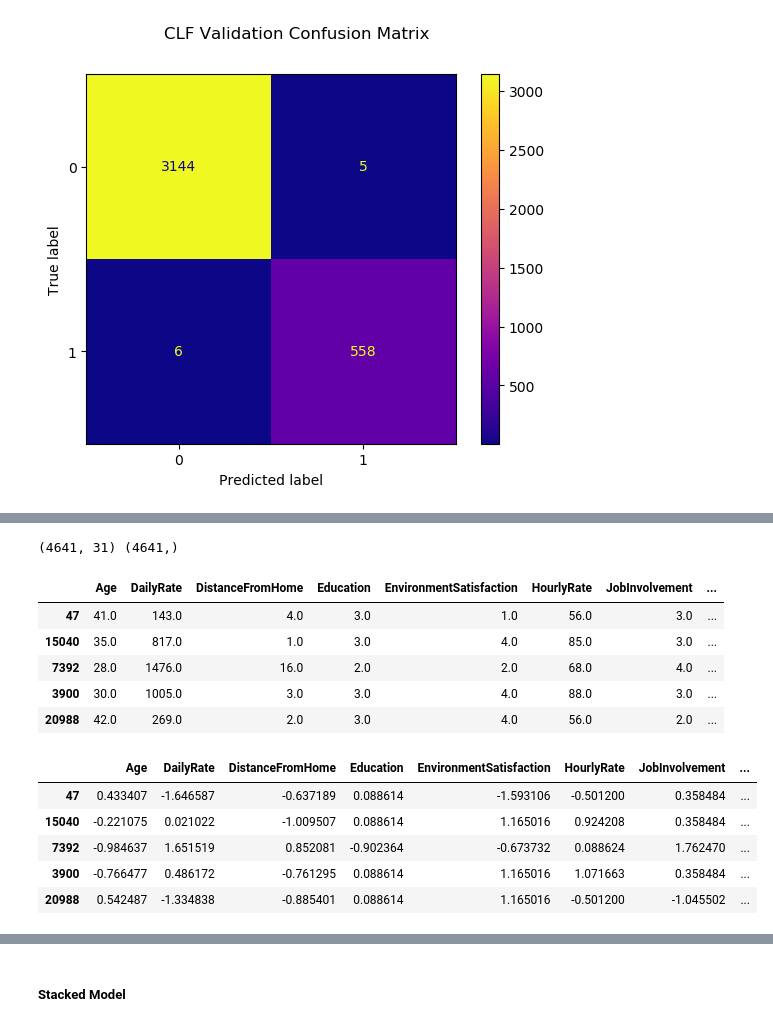
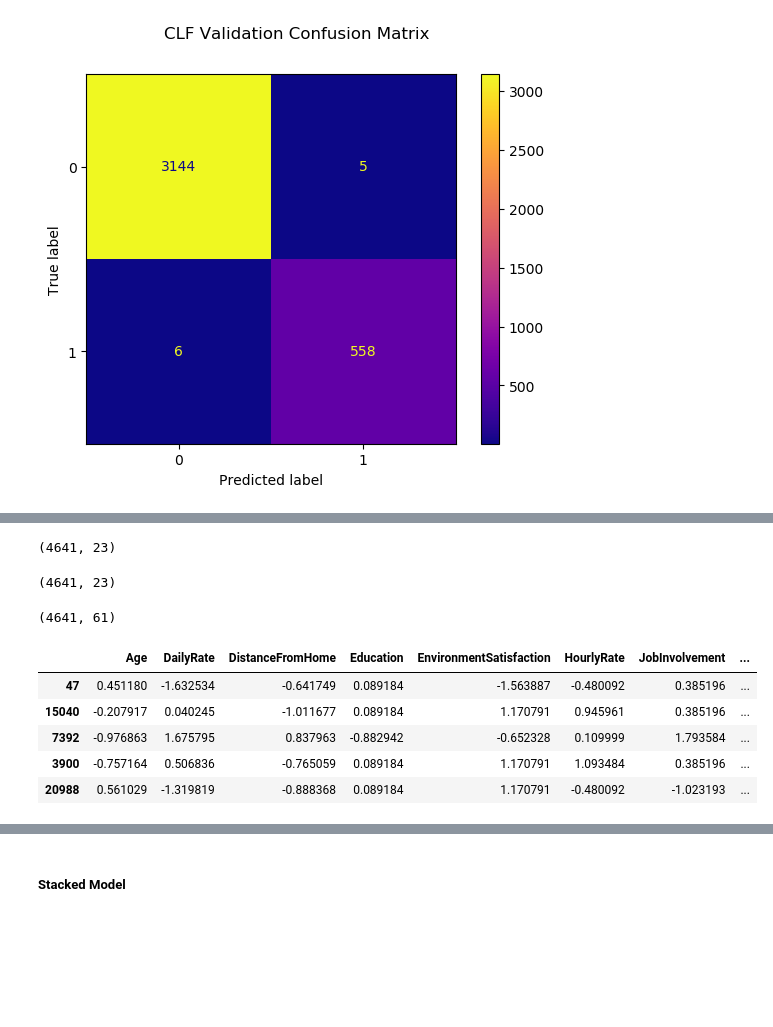
Before and after one commit to Jaccomando/Predicting-Employee-Attrition, a Jupyter notebook: notebooks/Final_Notebook.ipynb, the cells around one changed output, grey strips where cells are left out. Saved outputs shown, nothing was run; the diff lists cells and outputs as text; code cells hidden in the pictures; blank space fills up the shorter version.

```diff
--- a/notebooks/Final_Notebook.ipynb
+++ b/notebooks/Final_Notebook.ipynb
@@ -486,0 +506,9 @@ plot_confusion_matrix(clf, X_val, y_val, ax=ax, cmap="plasma");
+# %%
+# add in one hot encoded
+ohe_f = OneHotEncoder(sparse= False, handle_unknown='ignore')
+
+X_train_cat = X_train.select_dtypes(include= 'object')
+
+#fit transform
+X_train_oh = pd.DataFrame(ohe_f.fit_transform(X_train_cat), index= X_train_cat.index, columns=ohe_f.get_feature_names(X_train_cat.columns))
+X_train_oh.shape
@@ -489,29 +530,35 @@ plot_confusion_matrix(clf, X_val, y_val, ax=ax, cmap="plasma");
-# %%
-# check shapes
-print(X_test.shape, y_test.shape)
-# %% [output]
-(4641, 31) (4641,)
 # %%
 # isolate numerical columns
 X_test_num = X_test.select_dtypes(exclude='object')
+
+X_test_num.shape
+# %% [output]
+(4641, 23)
+# %%
+# scale numerical data, don't fit transform test data, only transform, don't re-instantiate scaler
+X_test_sc = pd.DataFrame(ss_f.transform(X_test_num), index= X_test_num.index, columns= X_test_num.columns)
+
+X_test_sc.shape
+# %% [output]
+(4641, 23)
+# %%
+# add in one hot encoded, don't fit transform test data, only transform, don't re-instantiate ohe
+
+X_test_cat = X_test.select_dtypes(include= 'object')
+
+X_test_oh = pd.DataFrame(ohe_f.transform(X_test_cat), index= X_test_cat.index, columns=ohe_f.get_feature_names(X_test_cat.columns))
+# %%
+# merge databases
+X_test_f = pd.merge(X_test_sc, X_test_oh, left_index=True, right_index=True)
+X_test_f.shape
+# %% [output]
+(4641, 61)
 # %%
-X_test_num.head()
+X_test_f.head()
 # %% [output]
 |  | Age | DailyRate | DistanceFromHome | Education | EnvironmentSatisfaction | HourlyRate | JobInvolvement | ... |
-| 47 | 41.0 | 143.0 | 4.0 | 3.0 | 1.0 | 56.0 | 3.0 | ... |
-| 15040 | 35.0 | 817.0 | 1.0 | 3.0 | 4.0 | 85.0 | 3.0 | ... |
-| 7392 | 28.0 | 1476.0 | 16.0 | 2.0 | 2.0 | 68.0 | 4.0 | ... |
-| 3900 | 30.0 | 1005.0 | 3.0 | 3.0 | 4.0 | 88.0 | 3.0 | ... |
-| 20988 | 42.0 | 269.0 | 2.0 | 3.0 | 4.0 | 56.0 | 2.0 | ... |
+| 47 | 0.451180 | -1.632534 | -0.641749 | 0.089184 | -1.563887 | -0.480092 | 0.385196 | ... |
+| 15040 | -0.207917 | 0.040245 | -1.011677 | 0.089184 | 1.170791 | 0.945961 | 0.385196 | ... |
+| 7392 | -0.976863 | 1.675795 | 0.837963 | -0.882942 | -0.652328 | 0.109999 | 1.793584 | ... |
+| 3900 | -0.757164 | 0.506836 | -0.765059 | 0.089184 | 1.170791 | 1.093484 | 0.385196 | ... |
+| 20988 | 0.561029 | -1.319819 | -0.888368 | 0.089184 | 1.170791 | -0.480092 | -1.023193 | ... |
-# %%
-# scale numerical data
-ss = StandardScaler()
-X_test_sc = pd.DataFrame(ss.fit_transform(X_test_num), index= X_test_num.index, columns= X_test_num.columns)
-X_test_sc.head()
-# %% [output]
-|  | Age | DailyRate | DistanceFromHome | Education | EnvironmentSatisfaction | HourlyRate | JobInvolvement | ... |
-| 47 | 0.433407 | -1.646587 | -0.637189 | 0.088614 | -1.593106 | -0.501200 | 0.358484 | ... |
-| 15040 | -0.221075 | 0.021022 | -1.009507 | 0.088614 | 1.165016 | 0.924208 | 0.358484 | ... |
-| 7392 | -0.984637 | 1.651519 | 0.852081 | -0.902364 | -0.673732 | 0.088624 | 1.762470 | ... |
-| 3900 | -0.766477 | 0.486172 | -0.761295 | 0.088614 | 1.165016 | 1.071663 | 0.358484 | ... |
-| 20988 | 0.542487 | -1.334838 | -0.885401 | 0.088614 | 1.165016 | -0.501200 | -1.045502 | ... |
```
Also changed, not shown: parts of 75 cells of this notebook, 1 other file.
